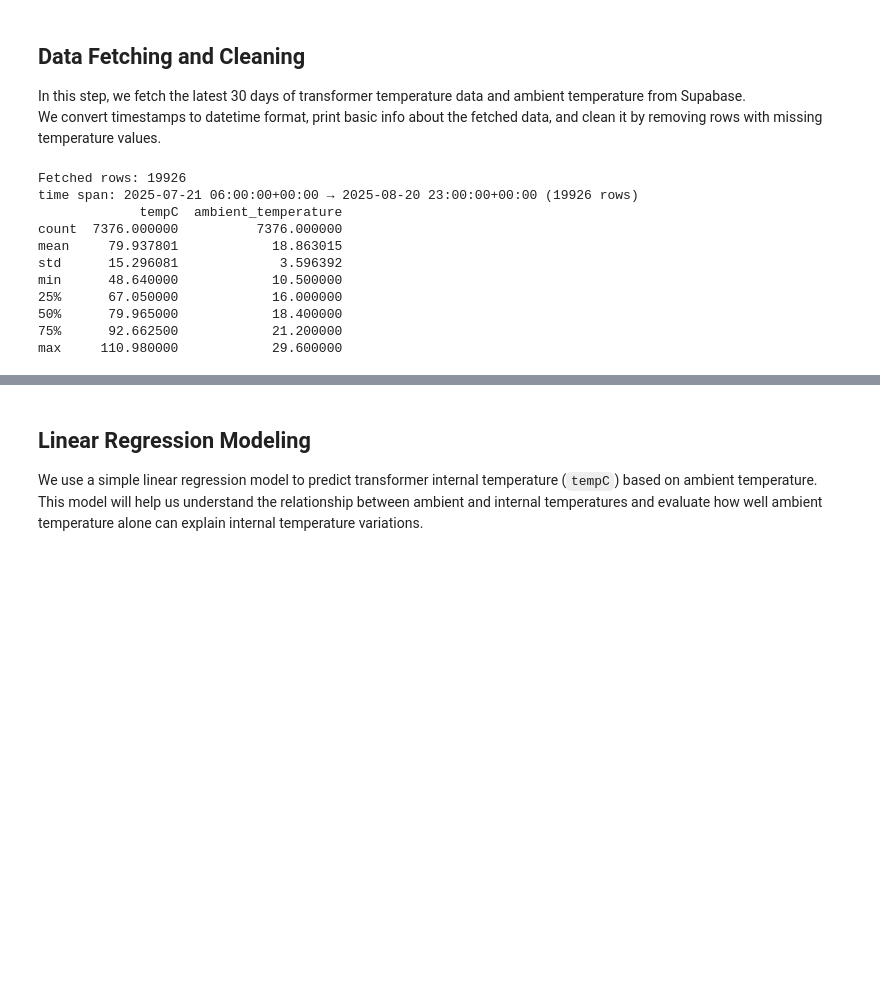
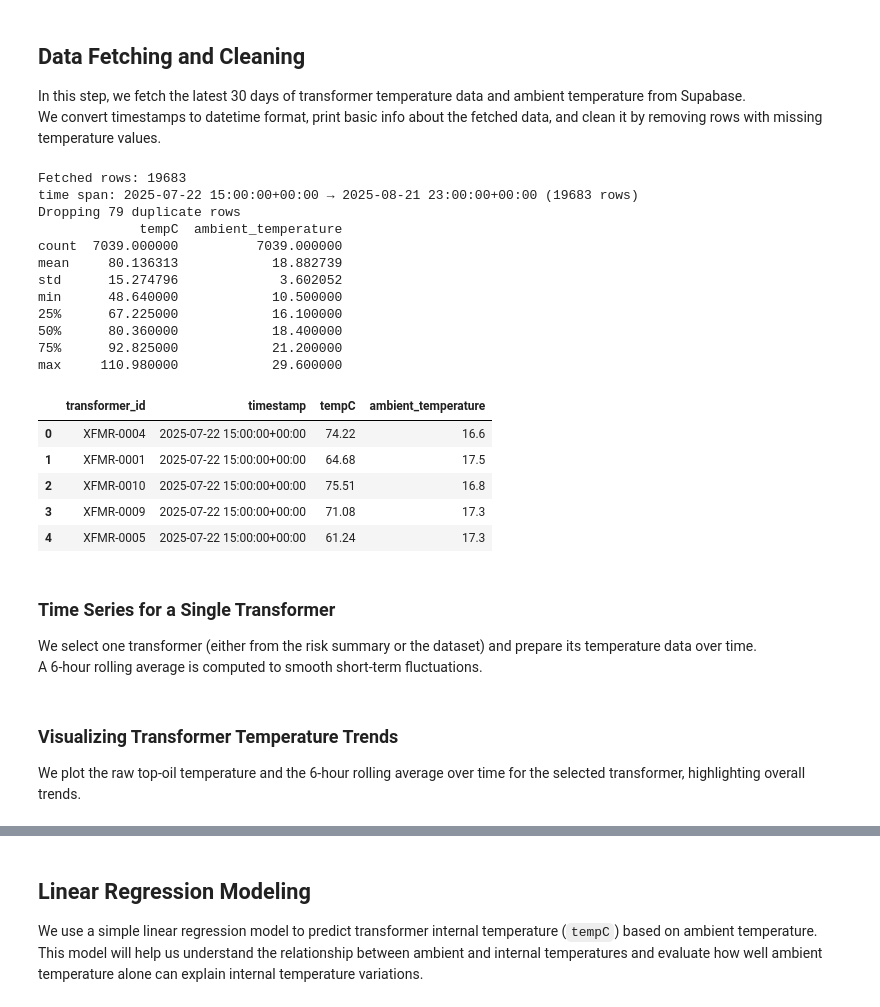
Before and after one commit to stephengilbert1/transformer-data-pipeline, a Jupyter notebook: notebooks/transformer_analysis.ipynb, the cells around one changed output, grey strips where cells are left out. Drawn from its saved outputs; the diff is of its cells as text; code cells hidden in the pictures; blank space fills up the shorter version.

```diff
--- a/notebooks/transformer_analysis.ipynb
+++ b/notebooks/transformer_analysis.ipynb
@@ -103,21 +103,54 @@ We convert timestamps to datetime format, print basic info about the fetched dat
 # %%
 rows = fetch_readings_from_supabase(days=30, page_size=1000, max_rows=100000)
 df = pd.DataFrame(rows)
+
+# Parse timestamp, coerce errors to NaT
 df["timestamp"] = pd.to_datetime(df["timestamp"], errors="coerce", utc=True)
+
 print("Fetched rows:", len(df))
 print("time span:", df["timestamp"].min(), "→", df["timestamp"].max(), f"({len(df)} rows)")
-df = df.sort_values("timestamp").dropna(subset=["tempC", "ambient_temperature"]).reset_index(drop=True)
+
+# Drop rows where parsing of timestamp failed
+num_bad_timestamps = df["timestamp"].isna().sum()
+if num_bad_timestamps > 0:
+    print(f"Dropping {num_bad_timestamps} rows with invalid timestamps")
+df = df.dropna(subset=["timestamp"])
+
+# Drop duplicate rows based on timestamp + temp columns (if duplicate readings exist)
+num_duplicates = df.duplicated(subset=["timestamp", "tempC", "ambient_temperature"]).sum()
+if num_duplicates > 0:
+    print(f"Dropping {num_duplicates} duplicate rows")
+df = df.drop_duplicates(subset=["timestamp", "tempC", "ambient_temperature"])
+
+# Drop rows missing critical temperature data
+df = df.dropna(subset=["tempC", "ambient_temperature"])
+
+# Sort and reset index
+df = df.sort_values("timestamp").reset_index(drop=True)
+
+print(df[["tempC", "ambient_temperature"]].describe())
 df.head()
-print(df[["tempC", "ambient_temperature"]].describe())
 # %% [output]
-Fetched rows: 19926
-time span: 2025-07-21 06:00:00+00:00 → 2025-08-20 23:00:00+00:00 (19926 rows)
+Fetched rows: 19683
+time span: 2025-07-22 15:00:00+00:00 → 2025-08-21 23:00:00+00:00 (19683 rows)
+Dropping 79 duplicate rows
              tempC  ambient_temperature
-count  7376.000000          7376.000000
-mean     79.937801            18.863015
-std      15.296081             3.596392
+count  7039.000000          7039.000000
+mean     80.136313            18.882739
+std      15.274796             3.602052
 min      48.640000            10.500000
-25%      67.050000            16.000000
-50%      79.965000            18.400000
-75%      92.662500            21.200000
+25%      67.225000            16.100000
+50%      80.360000            18.400000
+75%      92.825000            21.200000
 max     110.980000            29.600000
+|  | transformer_id | timestamp | tempC | ambient_temperature |
+| 0 | XFMR-0004 | 2025-07-22 15:00:00+00:00 | 74.22 | 16.6 |
+| 1 | XFMR-0001 | 2025-07-22 15:00:00+00:00 | 64.68 | 17.5 |
+| 2 | XFMR-0010 | 2025-07-22 15:00:00+00:00 | 75.51 | 16.8 |
+| 3 | XFMR-0009 | 2025-07-22 15:00:00+00:00 | 71.08 | 17.3 |
+| 4 | XFMR-0005 | 2025-07-22 15:00:00+00:00 | 61.24 | 17.3 |
+# %% [markdown]
+### Time Series for a Single Transformer
+
+We select one transformer (either from the risk summary or the dataset) and prepare its temperature data over time.
+A 6-hour rolling average is computed to smooth short-term fluctuations.
@@ -123,0 +161,4 @@ max     110.980000            29.600000
+# %% [markdown]
+### Visualizing Transformer Temperature Trends
+
+We plot the raw top-oil temperature and the 6-hour rolling average over time for the selected transformer, highlighting overall trends.
```
Also changed, not shown: parts of 17 cells of this notebook, 3 other files.
